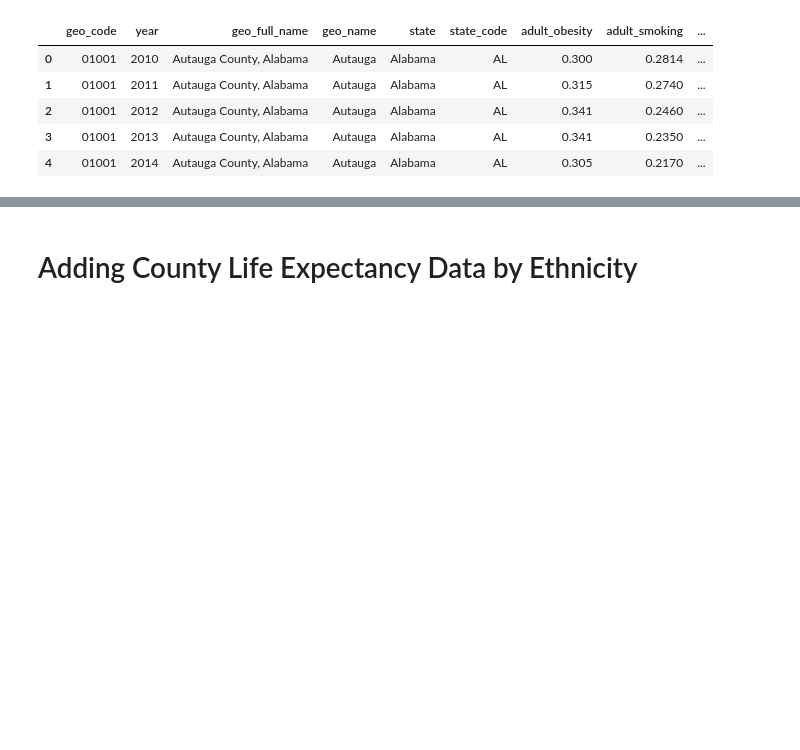
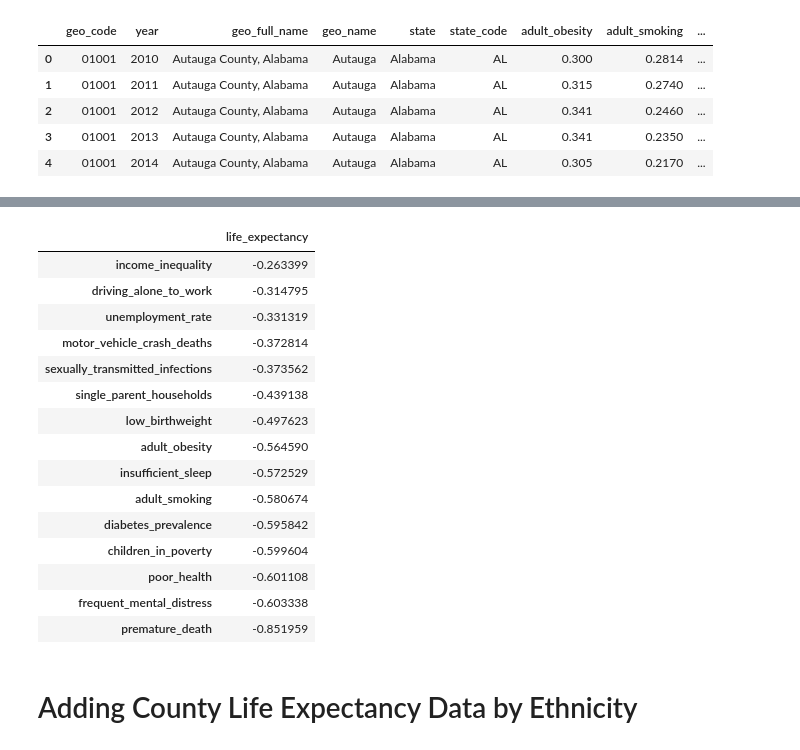
Before and after one commit to datascisteven/DSNY9-Disparities-in-Life-Expectancy-Dashboard, a Jupyter notebook: Preparing for Tableau.ipynb, the cells around one changed output, grey strips where cells are left out. Cells and saved outputs as stored; diff of their text form; code cells hidden in the pictures; blank space fills up the shorter version.

```diff
--- a/Preparing for Tableau.ipynb
+++ b/Preparing for Tableau.ipynb
@@ -378,3 +411,22 @@ df.head()
+# %%
+pd.DataFrame(top_negative_corr)
+# %% [output]
+|  | life_expectancy |
+| income_inequality | -0.263399 |
+| driving_alone_to_work | -0.314795 |
+| unemployment_rate | -0.331319 |
+| motor_vehicle_crash_deaths | -0.372814 |
+| sexually_transmitted_infections | -0.373562 |
+| single_parent_households | -0.439138 |
+| low_birthweight | -0.497623 |
+| adult_obesity | -0.564590 |
+| insufficient_sleep | -0.572529 |
+| adult_smoking | -0.580674 |
+| diabetes_prevalence | -0.595842 |
+| children_in_poverty | -0.599604 |
+| poor_health | -0.601108 |
+| frequent_mental_distress | -0.603338 |
+| premature_death | -0.851959 |
 # %%
 df.to_csv('data/chr_census_dataset_eda.csv')
 # %% [markdown]
```
Also changed, not shown: parts of 8 cells of this notebook, 1 other file.
